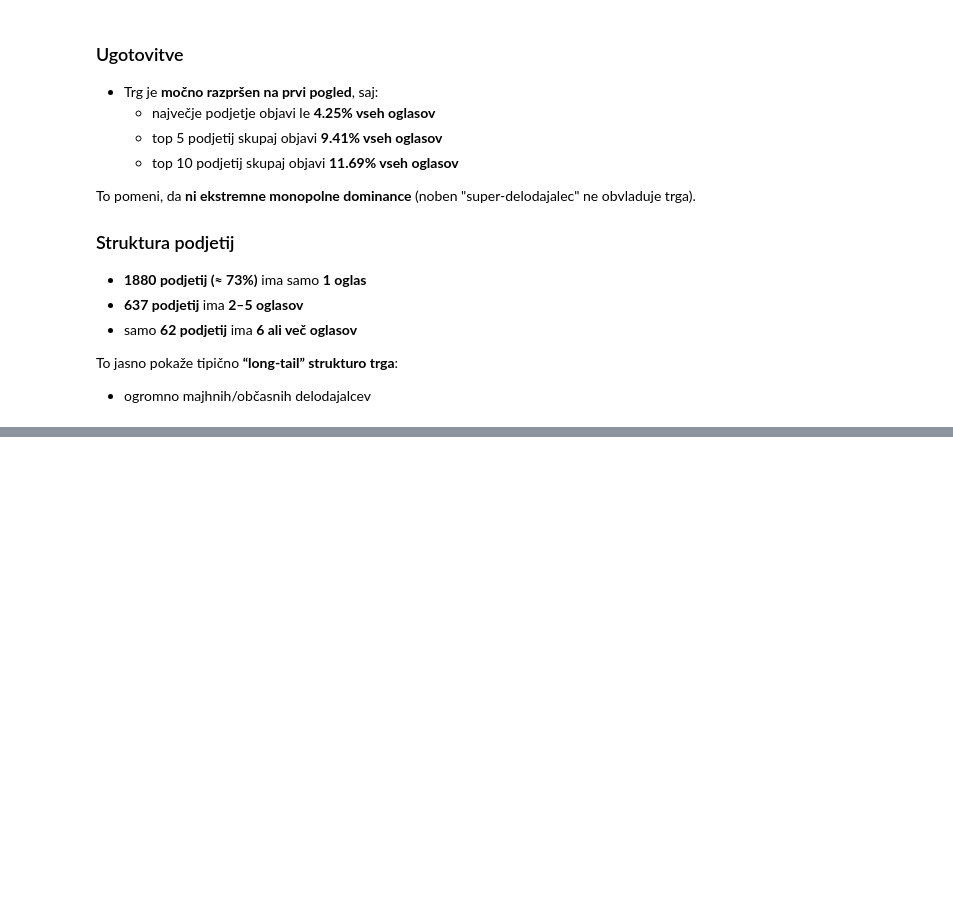
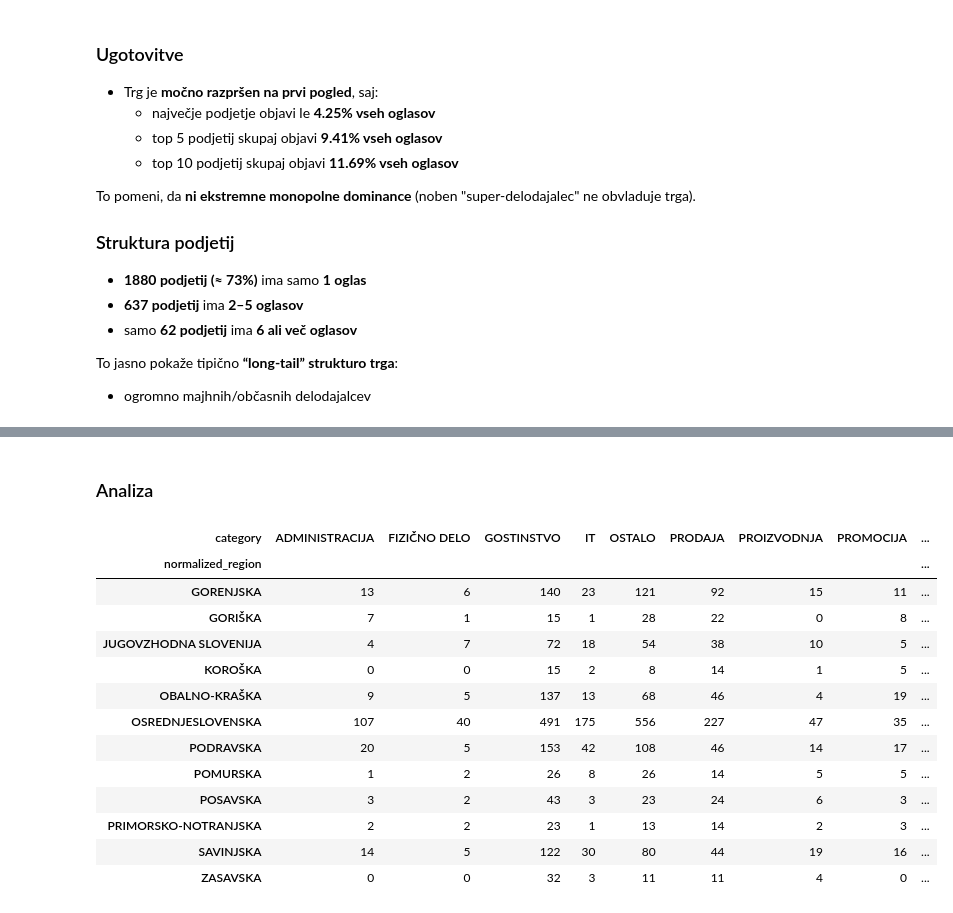
Before and after one commit to svenko99/PR2608, a Jupyter notebook: src/notebook/rezultati.ipynb, the cells around one changed output, grey strips where cells are left out. Cells and saved outputs as stored; diff of their text form; code cells hidden in the pictures; blank space fills up the shorter version.

```diff
--- a/src/notebook/rezultati.ipynb
+++ b/src/notebook/rezultati.ipynb
@@ -1244,0 +1587,39 @@ To jasno pokaže tipično **“long-tail” strukturo trga**:
+# %% [markdown]
+### Analiza
+# %%
+import pandas as pd
+
+# count matrika
+matrix = data.pivot_table(
+    index='normalized_region',
+    columns='category',
+    aggfunc='size',
+    fill_value=0
+)
+
+# pretvorba v deleže
+matrix_pct = matrix.div(matrix.sum(axis=1), axis=0)
+
+# reshape v long format za plotly
+df_plot = matrix_pct.reset_index().melt(
+    id_vars='normalized_region',
+    var_name='Category',
+    value_name='Share'
+)
+display(matrix)
+display(matrix_pct)
+# %% [output]
+| category | ADMINISTRACIJA | FIZIČNO DELO | GOSTINSTVO | IT | OSTALO | PRODAJA | PROIZVODNJA | PROMOCIJA | ... |
+| normalized_region |  |  |  |  |  |  |  |  | ... |
+| GORENJSKA | 13 | 6 | 140 | 23 | 121 | 92 | 15 | 11 | ... |
+| GORIŠKA | 7 | 1 | 15 | 1 | 28 | 22 | 0 | 8 | ... |
+| JUGOVZHODNA SLOVENIJA | 4 | 7 | 72 | 18 | 54 | 38 | 10 | 5 | ... |
+| KOROŠKA | 0 | 0 | 15 | 2 | 8 | 14 | 1 | 5 | ... |
+| OBALNO-KRAŠKA | 9 | 5 | 137 | 13 | 68 | 46 | 4 | 19 | ... |
+| OSREDNJESLOVENSKA | 107 | 40 | 491 | 175 | 556 | 227 | 47 | 35 | ... |
+| PODRAVSKA | 20 | 5 | 153 | 42 | 108 | 46 | 14 | 17 | ... |
+| POMURSKA | 1 | 2 | 26 | 8 | 26 | 14 | 5 | 5 | ... |
+| POSAVSKA | 3 | 2 | 43 | 3 | 23 | 24 | 6 | 3 | ... |
+| PRIMORSKO-NOTRANJSKA | 2 | 2 | 23 | 1 | 13 | 14 | 2 | 3 | ... |
+| SAVINJSKA | 14 | 5 | 122 | 30 | 80 | 44 | 19 | 16 | ... |
+| ZASAVSKA | 0 | 0 | 32 | 3 | 11 | 11 | 4 | 0 | ... |
```
Also changed, not shown: parts of 21 cells of this notebook.
